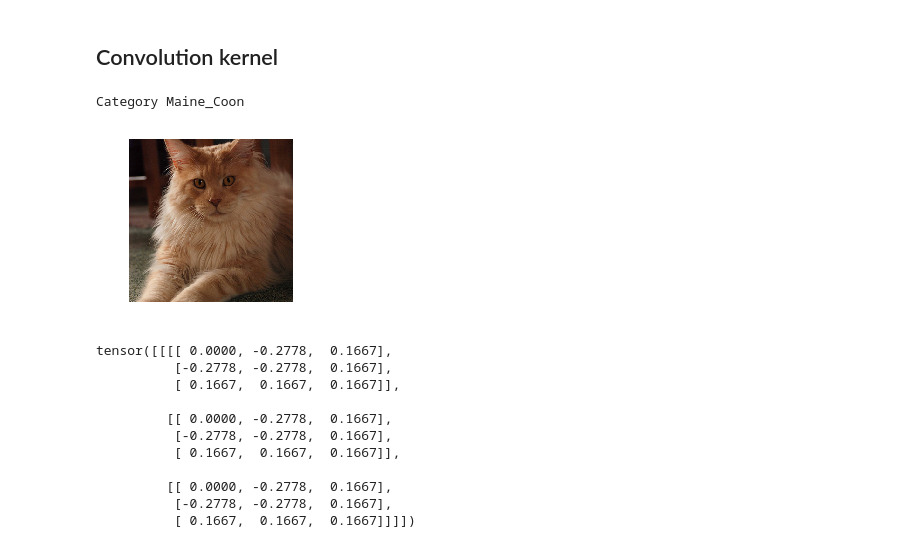
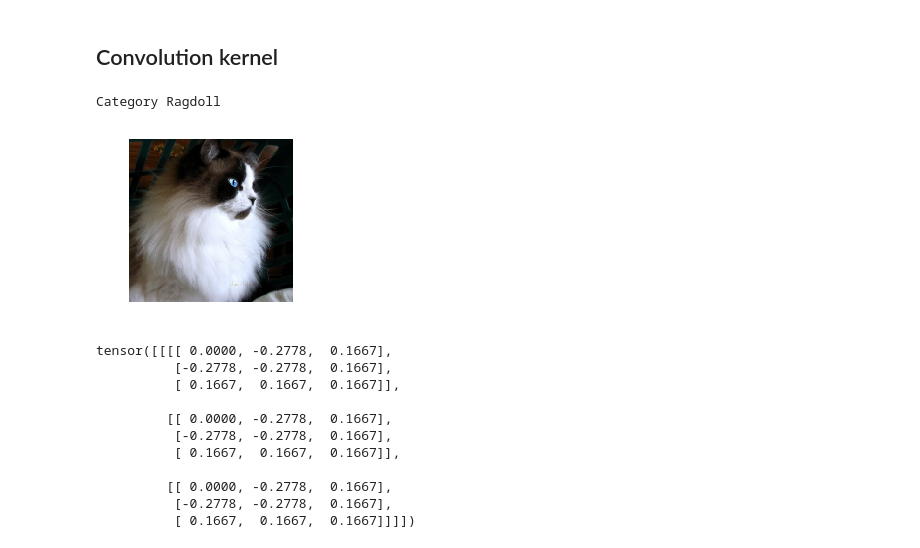
Before and after one commit to cedrickchee/fastai-course-v3, a Jupyter notebook: nbs/dl1/lesson6-pets-more_20190105.ipynb, the cells around one changed output. Drawn from its saved outputs; the diff is of its cells as text; code cells hidden in the pictures.

```diff
--- a/nbs/dl1/lesson6-pets-more_20190105.ipynb
+++ b/nbs/dl1/lesson6-pets-more_20190105.ipynb
@@ -80,12 +109,12 @@ data = get_data(352,16)
 # %%
 learn = create_cnn(data, models.resnet34, metrics=error_rate, bn_final=True).load('352')
 # %%
-idx=0
-x,y = data.valid_ds[idx]
+idx = 33
+x, y = data.valid_ds[idx]
 x.show()
 data.valid_ds.y[idx]
 # %% [output]
-Category Maine_Coon
+Category Ragdoll
-[figure, old version]
+[figure, new version]
 # %%
 k = tensor([
```
Also changed, not shown: parts of 50 cells of this notebook.
